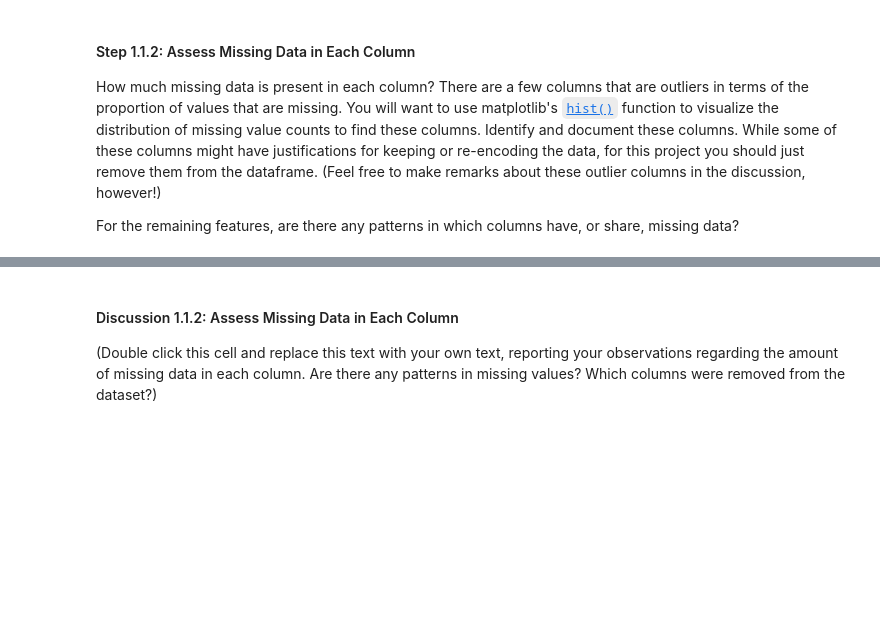
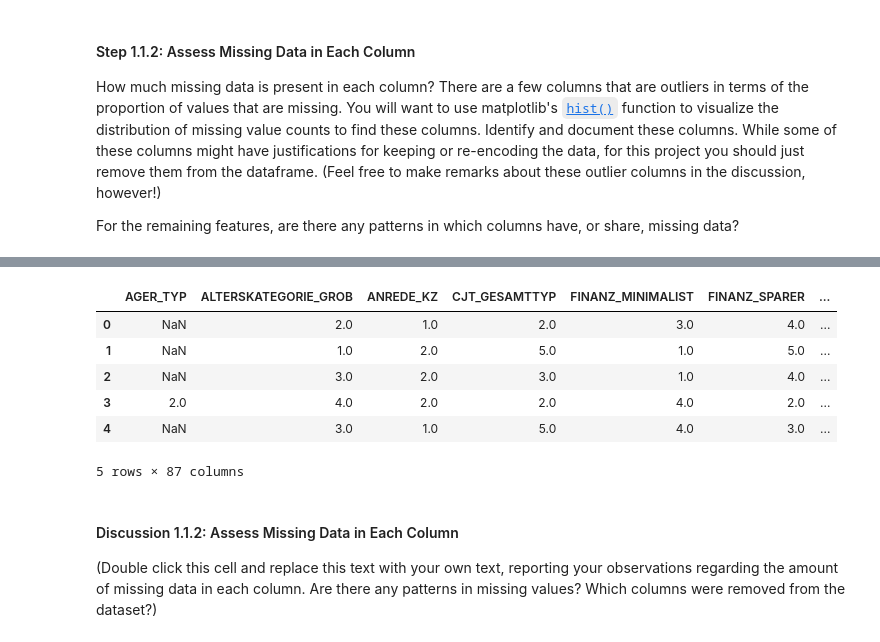
Before and after one commit to sjohnp2112/Identify-Custemer-Segments, a Jupyter notebook: Identify_Customer_Segments_sphelps.ipynb, the cells around one changed output, grey strips where cells are left out. Saved outputs shown, nothing was run; the diff lists cells and outputs as text; code cells hidden in the pictures; blank space fills up the shorter version.

```diff
--- a/Identify_Customer_Segments_sphelps.ipynb
+++ b/Identify_Customer_Segments_sphelps.ipynb
@@ -283,6 +240,28 @@ import matplotlib.pyplot as plt
 # %%
 # Remove the outlier columns from the dataset. (You'll perform other data
 # engineering tasks such as re-encoding and imputation later.)
+
+azdias_clean_copy = azdias_clean
+
+azdias_clean_copy['Percentage'] = md_per_col['Percentage']
+
+azdias_clean_copy.head() # original datatypes
+
+result = pd.concat([azdias_clean_copy, md_per_col], axis=1)
+
+result.head() # after concat datatypes converted to float?
+
+# result.dtypes
+
+# result.query('Percentage > 20' )
+# %% [output]
+|  | AGER_TYP | ALTERSKATEGORIE_GROB | ANREDE_KZ | CJT_GESAMTTYP | FINANZ_MINIMALIST | FINANZ_SPARER | ... |
+| 0 | NaN | 2.0 | 1.0 | 2.0 | 3.0 | 4.0 | ... |
+| 1 | NaN | 1.0 | 2.0 | 5.0 | 1.0 | 5.0 | ... |
+| 2 | NaN | 3.0 | 2.0 | 3.0 | 1.0 | 4.0 | ... |
+| 3 | 2.0 | 4.0 | 2.0 | 2.0 | 4.0 | 2.0 | ... |
+| 4 | NaN | 3.0 | 1.0 | 5.0 | 4.0 | 3.0 | ... |
+5 rows × 87 columns
 # %% [markdown]
 #### Discussion 1.1.2: Assess Missing Data in Each Column
 
```
Also changed, not shown: parts of 21 cells of this notebook.
